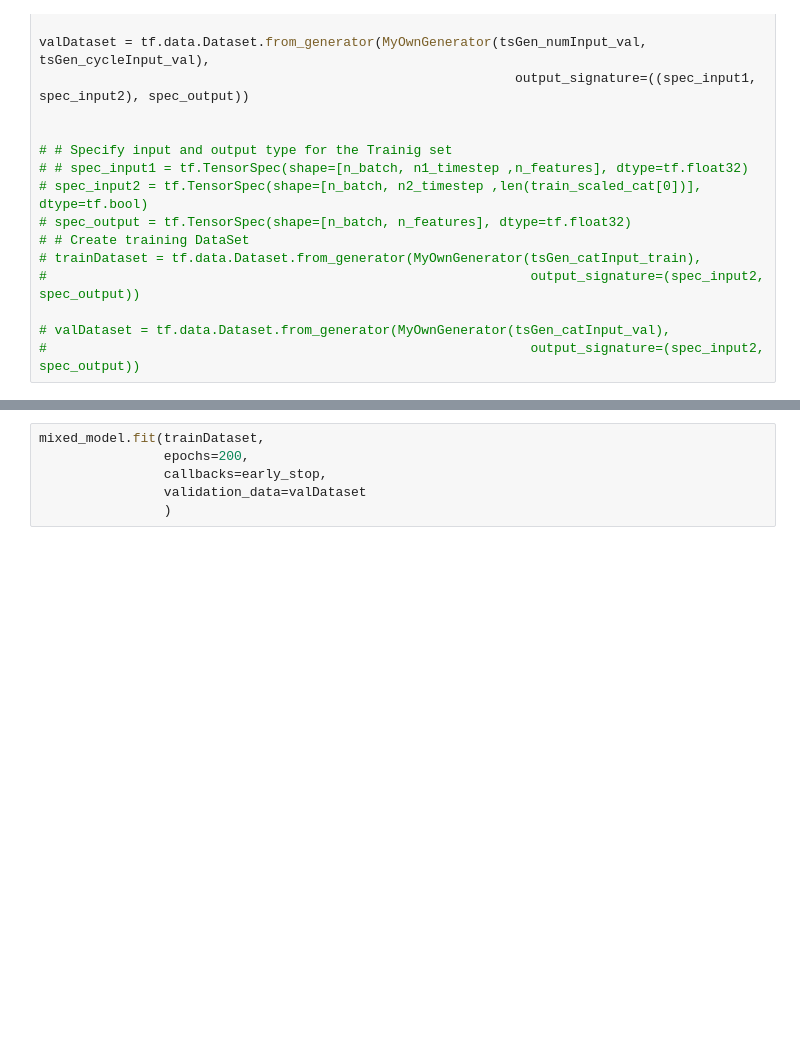
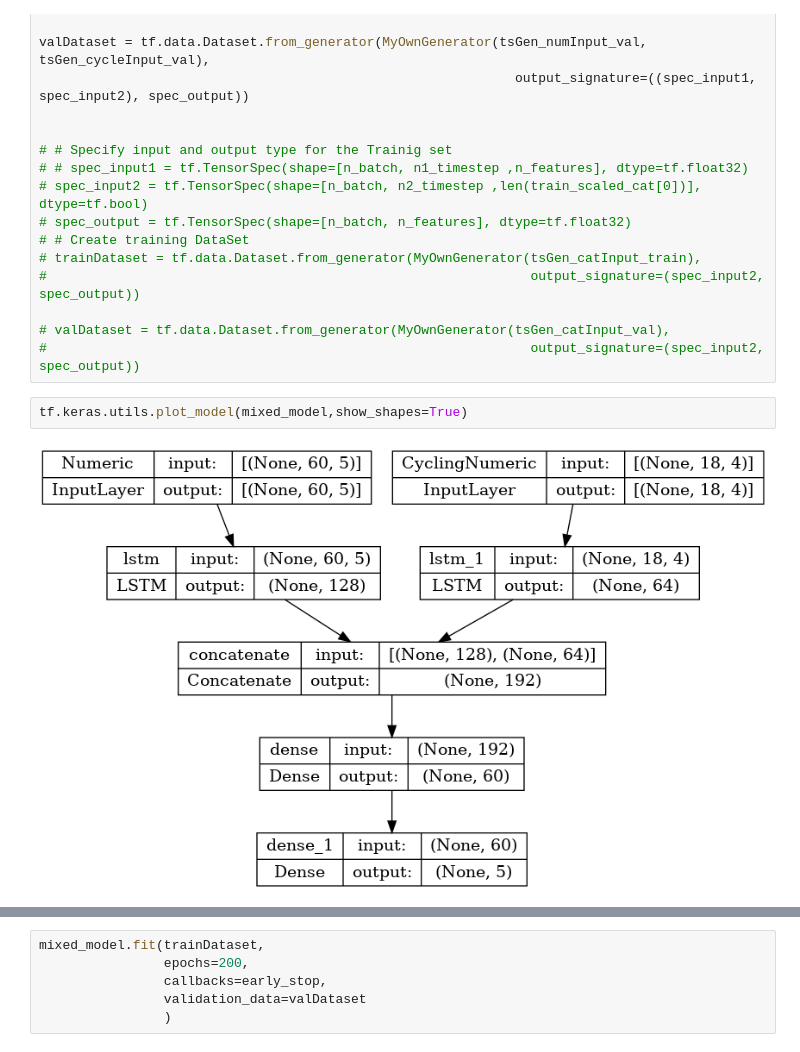
Before and after one commit to pajjaecat/Saint_Laurent_De_Jourdes, a Jupyter notebook: Multi_InputRNN_training.ipynb, the cells around one changed output, grey strips where cells are left out. Saved outputs shown, nothing was run; the diff lists cells and outputs as text; blank space fills up the shorter version.

```diff
--- a/Multi_InputRNN_training.ipynb
+++ b/Multi_InputRNN_training.ipynb
@@ -389,6 +406,10 @@ valDataset = tf.data.Dataset.from_generator(MyOwnGenerator(tsGen_numInput_val, t
 
 # valDataset = tf.data.Dataset.from_generator(MyOwnGenerator(tsGen_catInput_val),
 #                                                              output_signature=(spec_input2, spec_output))
+# %%
+tf.keras.utils.plot_model(mixed_model,show_shapes=True)
+# %% [output]
+[figure, added]
 # %%
 mixed_model.fit(trainDataset,
                 epochs=200,
```
Also changed, not shown: parts of 20 cells of this notebook, 7 other files.
